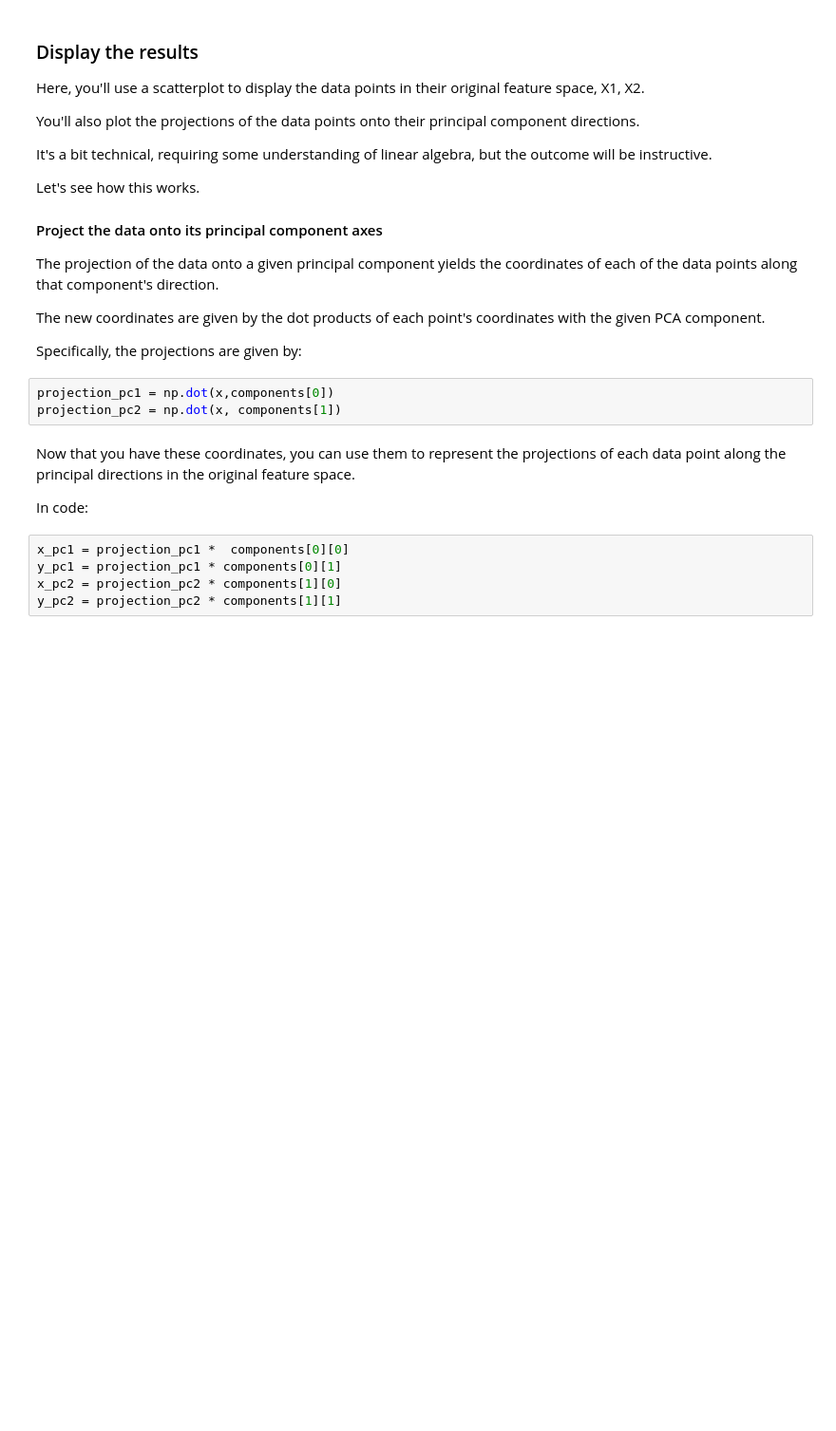
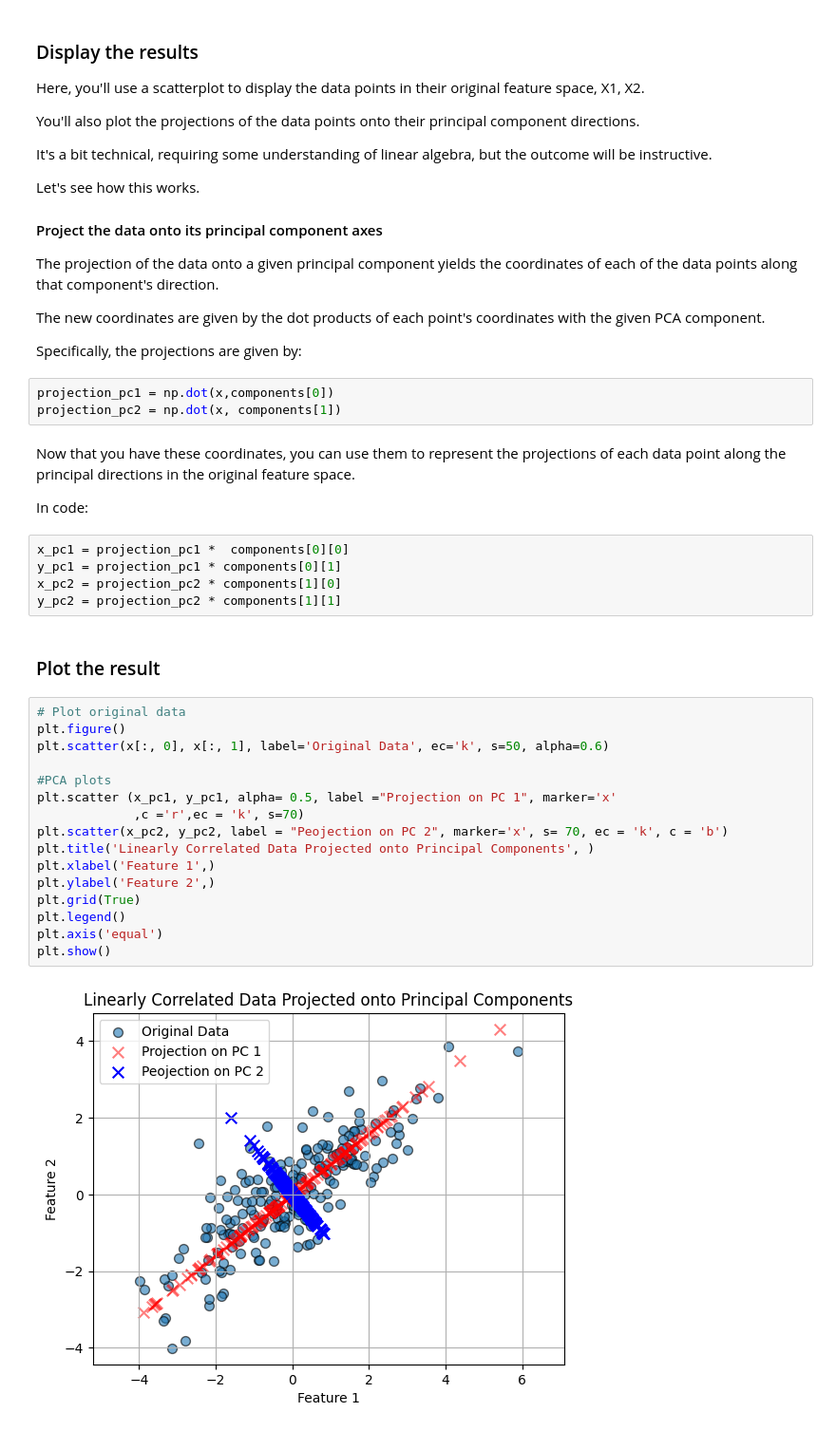
Before and after one commit to VishSeran/machine-learning-models, a Jupyter notebook: pca-analysis/pca-analysis.ipynb, the cells around one changed output. Shown at 95% size. Saved outputs shown, nothing was run; the diff lists cells and outputs as text; blank space fills up the shorter version.

Commit message:
Plotting PCA components against the original data graph

```diff
--- a/pca-analysis/pca-analysis.ipynb
+++ b/pca-analysis/pca-analysis.ipynb
@@ -121,3 +121,23 @@ x_pc1 = projection_pc1 *  components[0][0]
 y_pc1 = projection_pc1 * components[0][1]
 x_pc2 = projection_pc2 * components[1][0]
 y_pc2 = projection_pc2 * components[1][1]
+# %% [markdown]
+### Plot the result
+# %%
+# Plot original data
+plt.figure()
+plt.scatter(x[:, 0], x[:, 1], label='Original Data', ec='k', s=50, alpha=0.6)
+
+#PCA plots
+plt.scatter (x_pc1, y_pc1, alpha= 0.5, label ="Projection on PC 1", marker='x'
+             ,c ='r',ec = 'k', s=70)
+plt.scatter(x_pc2, y_pc2, label = "Peojection on PC 2", marker='x', s= 70, ec = 'k', c = 'b')
+plt.title('Linearly Correlated Data Projected onto Principal Components', )
+plt.xlabel('Feature 1',)
+plt.ylabel('Feature 2',)
+plt.grid(True)
+plt.legend()
+plt.axis('equal')
+plt.show()
+# %% [output]
+[figure, added]
```
